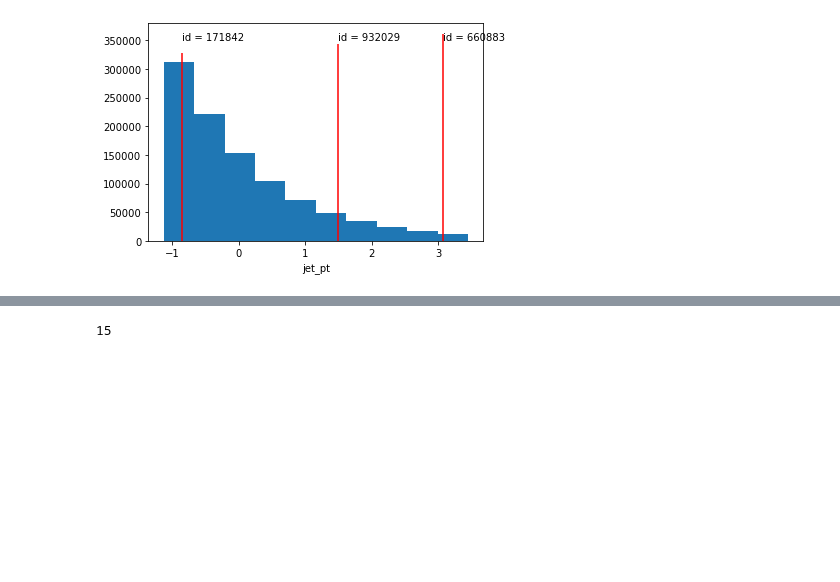
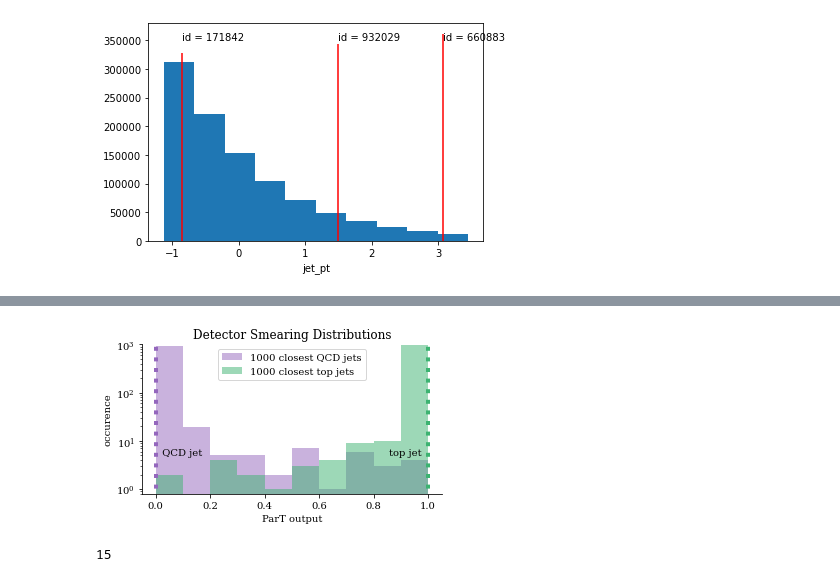
Before and after one commit to sbieringer/ClassificationSurrogates, a Jupyter notebook: output_dists.ipynb, the cells around one changed output, grey strips where cells are left out. Drawn from its saved outputs; the diff is of its cells as text; code cells hidden in the pictures; blank space fills up the shorter version.

```diff
--- a/output_dists.ipynb
+++ b/output_dists.ipynb
@@ -11,7 +11,9 @@ from matplotlib import pyplot as plt
 from tqdm import tqdm
 
 from jet_dataset import JetDataset
-from script_jets import DDPM, SimpleCondFF
+
+plt.rcParams["font.family"] = "serif"
+plt.rcParams["mathtext.fontset"] = "dejavuserif"
 # %%
 device = torch.device('cuda' if torch.cuda.is_available() else 'cpu')
 print(device)
@@ -292,0 +50,79 @@ for k in [200003, -100005, -10000]:
+# %%
+n_plot = 1000
+#n_stat_alea = 500
+bins = np.linspace(0,1,11)
+
+colors = ['C4', 'mediumseagreen']
+labels = [f'{n_plot} closest QCD jets', f'{n_plot} closest top jets']
+texts = ['  QCD jet', 'top jet  ']
+has = ['left', 'right']
+
+dont_use = ['jet_eta', 'jet_phi', 'jet_sdmass',
+            'jet_tau1',	'jet_tau2',	'jet_tau3',	'jet_tau4',
+            'aux_genpart_eta', 'aux_genpart_phi', 'aux_genpart_pid', 'aux_genpart_pt', 'aux_truth_match']
+
+fig, ax = plt.subplots(1,1, figsize = (5,3))
+for j,k in enumerate([200001, 200003]):#, -100005, -10000]:
+    dataset_train = JetDataset("./jet_data", 'train', del_context=dont_use)
+    conditions_train = np.array(dataset_train.features)
+
+    dataset_val = JetDataset("./jet_data", 'val', del_context=dont_use)
+    conditions = np.array(dataset_val.features)
+    sort_tmp = np.argsort(dataset_val.features[:,1])
+    i = sort_tmp[k]
+
+    print(conditions[i,0])
+    jet_mask = conditions_train[:,0] == conditions[i,0]
+    dataset_train.target = dataset_train.target[jet_mask]
+    conditions_train = conditions_train[jet_mask]
+
+    dist_tmp = np.sqrt(np.sum(((conditions_train-conditions[i])**2), axis=1))
+    sort = np.argsort(dist_tmp)
+    x_data = torch.Tensor(dataset_train.target[sort[:n_plot]]*20)
+    #_,b,_ = plt.hist(x_data.numpy(), label = f'{n_plot} closest points', color= color)
+
+    x_target = torch.Tensor(dataset_val.target[i:i+1]*20)
+    print('p_T', dataset_val.features[i:i+1,1]*dataset_val.std_norm[:,1]+dataset_train.means_norm[:,1])
+    print('n', dataset_val.features[i:i+1,3]*dataset_val.std_norm[:,3]+dataset_train.means_norm[:,3])
+    # plt.vlines(x_target.numpy(), *plt.ylim(), color = 'red', label='target')
+    # plt.yscale('log')
+    # plt.xlabel(r'$\mathrm{sig}^{-1}$ (ParT output)')
+    # plt.ylabel('occurence')
+    # plt.legend()
+    # plt.savefig(f'./out_{i}.pdf')
+    # plt.show()
+
+    _,b,_ = plt.hist(torch.sigmoid(x_data).numpy(), label = labels[j], color= colors[j], alpha = 0.5, bins = bins)
+    plt.vlines(torch.sigmoid(x_target).numpy(), 0.01, 1000, color = colors[j], linestyles=':', linewidth = 4)
+    plt.text(torch.sigmoid(x_target).numpy(), 5, texts[j], ha = has[j])
+    plt.yscale('log')
+    plt.xlabel(r'ParT output')
+    plt.ylabel('occurence')
+    plt.legend()
+
+plt.title('Detector Smearing Distributions')
+ax.spines['top'].set_visible(False)
+ax.spines['right'].set_visible(False)
+plt.ylim(0.8,1000)
+fig.tight_layout()
+plt.savefig(f'./figs/data/detector_smearing_distr.pdf')
+    #plt.show()
+
+    # titles = [r'$p_T$', r'$E_\mathrm{jet}$', r'$n_\mathrm{jet}$', ] #r'$\eta$', r'$\phi$'
+    # fig, ax = plt.subplots(1, conditions.shape[1]-1, figsize = (15,3))
+    # for j, a in enumerate(ax):
+    #     _,b,_ = ax[j].hist(conditions_train[:,j+1]*dataset_train.std_norm[:,j+1] + dataset_train.means_norm[:,j+1],
+    #                 histtype = 'step', density = True, bins = 40, label='train set')
+    #     ax[j].hist(conditions_train[sort[:n_plot],j+1]*dataset_train.std_norm[:,j+1] + dataset_train.means_norm[:,j+1],
+    #                 color = color, density = True, bins = b, label = f'{n_plot} closest points')
+    #     ax[j].vlines(conditions[i,j+1]*dataset_val.std_norm[:,j+1] + dataset_val.means_norm[:,j+1],
+    #                   *ax[j].get_ylim(), color = 'red', label='target')
+    #     ax[j].set_xlabel(titles[j])
+    #     ax[j].set_ylim(ax[j].get_ylim()[0], ax[j].get_ylim()[1]*0.95)
+
+    # ax[0].legend()
+    # ax[0].set_ylabel('relative occurence')
+    # plt.tight_layout()
+    # plt.savefig(f'./figs/data/out_{i}_neighbors.pdf')
+    # plt.show()
+# %% [output]
@@ -293,3 +135,4 @@ for k in [200003, -100005, -10000]:
+[figure, added]
 # %%
 #plot over input bins
 
```
Also changed, not shown: parts of 10 cells of this notebook, 6 other files.
